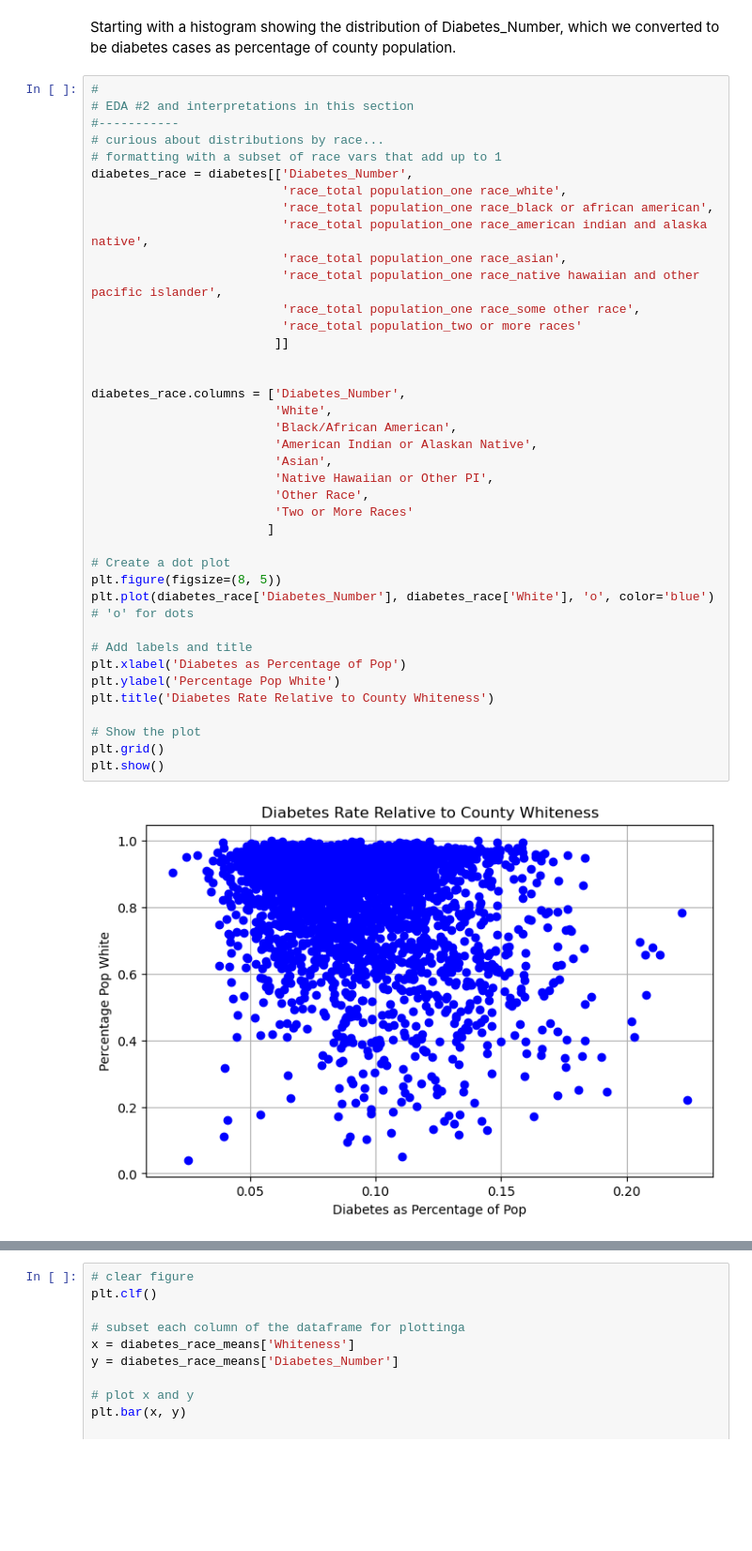
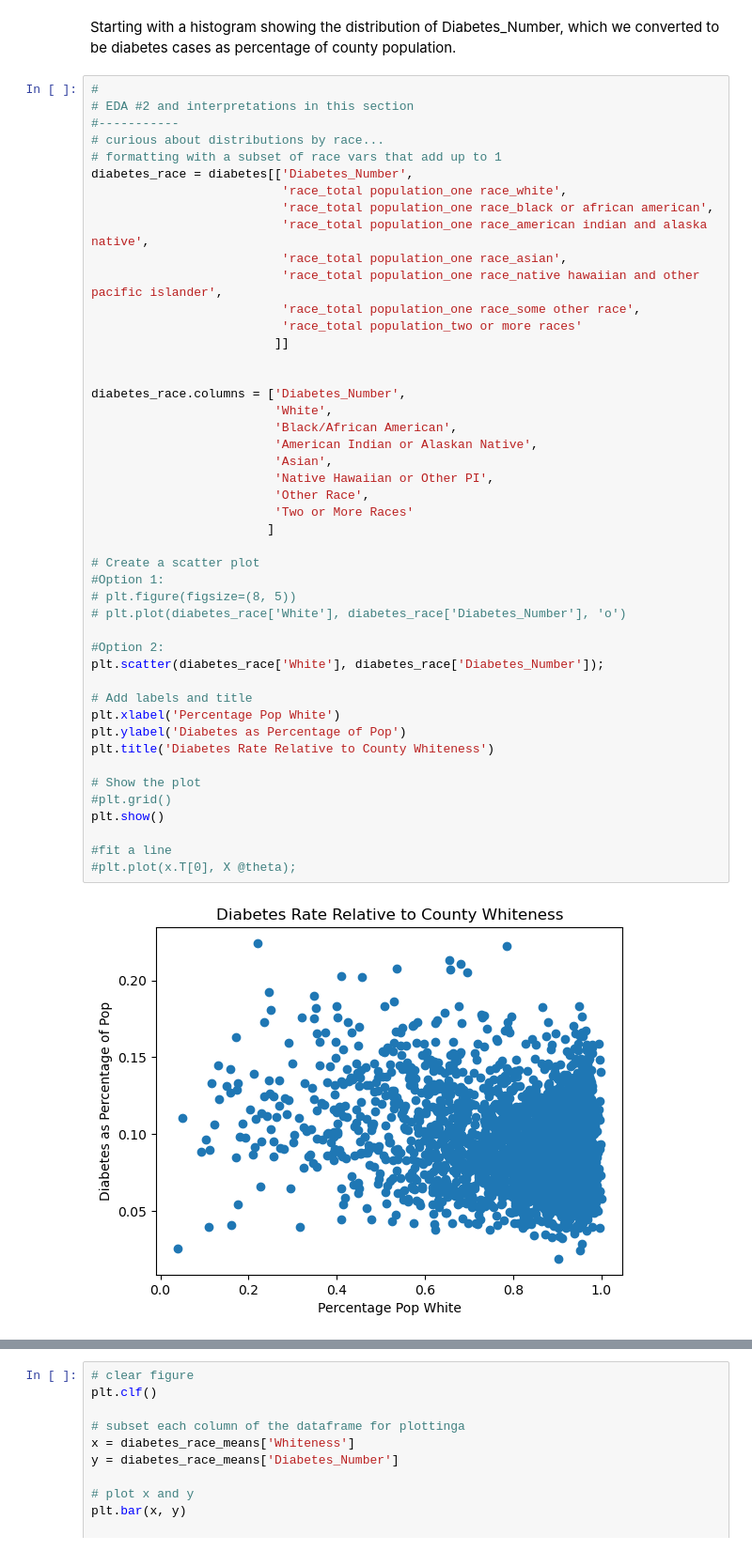
Before and after one commit to nereidagra/Computational-Social-Science-Projects, a Jupyter notebook: Project 2/Project 2 Students.ipynb, the cells around one changed output, grey strips where cells are left out. Shown at 94% size. Saved outputs shown, nothing was run; the diff lists cells and outputs as text; blank space fills up the shorter version.

```diff
--- a/Project 2/Project 2 Students.ipynb
+++ b/Project 2/Project 2 Students.ipynb
@@ -426,37 +426,44 @@ Starting with a histogram showing the distribution of Diabetes_Number, which we
 # curious about distributions by race...
 # formatting with a subset of race vars that add up to 1
 diabetes_race = diabetes[['Diabetes_Number',
                           'race_total population_one race_white',
                           'race_total population_one race_black or african american',
                           'race_total population_one race_american indian and alaska native',
                           'race_total population_one race_asian',
                           'race_total population_one race_native hawaiian and other pacific islander',
                           'race_total population_one race_some other race',
                           'race_total population_two or more races'
                          ]]
 
 
 diabetes_race.columns = ['Diabetes_Number',
                          'White',
                          'Black/African American',
                          'American Indian or Alaskan Native',
                          'Asian',
                          'Native Hawaiian or Other PI',
                          'Other Race',
                          'Two or More Races'
                         ]
 
-# Create a dot plot
-plt.figure(figsize=(8, 5))
-plt.plot(diabetes_race['Diabetes_Number'], diabetes_race['White'], 'o', color='blue')  # 'o' for dots
+# Create a scatter plot
+#Option 1:
+# plt.figure(figsize=(8, 5))
+# plt.plot(diabetes_race['White'], diabetes_race['Diabetes_Number'], 'o')
+
+#Option 2:
+plt.scatter(diabetes_race['White'], diabetes_race['Diabetes_Number']);
 
 # Add labels and title
-plt.xlabel('Diabetes as Percentage of Pop')
-plt.ylabel('Percentage Pop White')
+plt.xlabel('Percentage Pop White')
+plt.ylabel('Diabetes as Percentage of Pop')
 plt.title('Diabetes Rate Relative to County Whiteness')
 
 # Show the plot
-plt.grid()
+#plt.grid()
 plt.show()
+
+#fit a line
+#plt.plot(x.T[0], X @theta);
 # %% [output]
-[figure, old version]
+[figure, new version]
```
Also changed, not shown: parts of 8 cells of this notebook.
